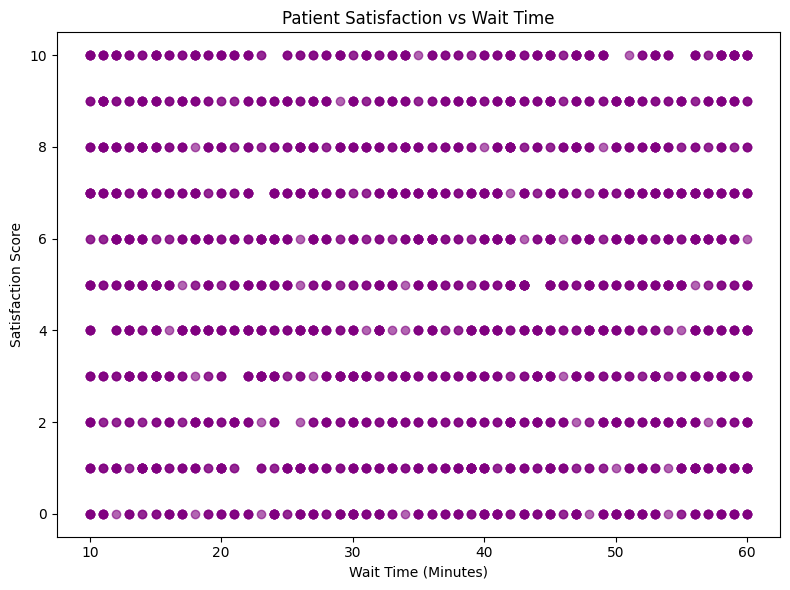
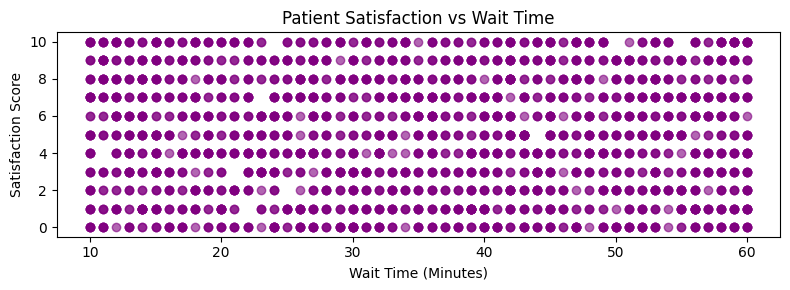
The notebook cell's code change between the first figure and the second:
--- before
+++ after
@@ -1,3 +1,3 @@
-plt.figure(figsize=(8, 6))
+plt.figure(figsize=(8, 3))
 plt.scatter(df["patient_waittime"], df["patient_satisfaction_score"], color = "purple", alpha=0.6)
 plt.title("Patient Satisfaction vs Wait Time")

Commit: removed the unwanted variable "ax"